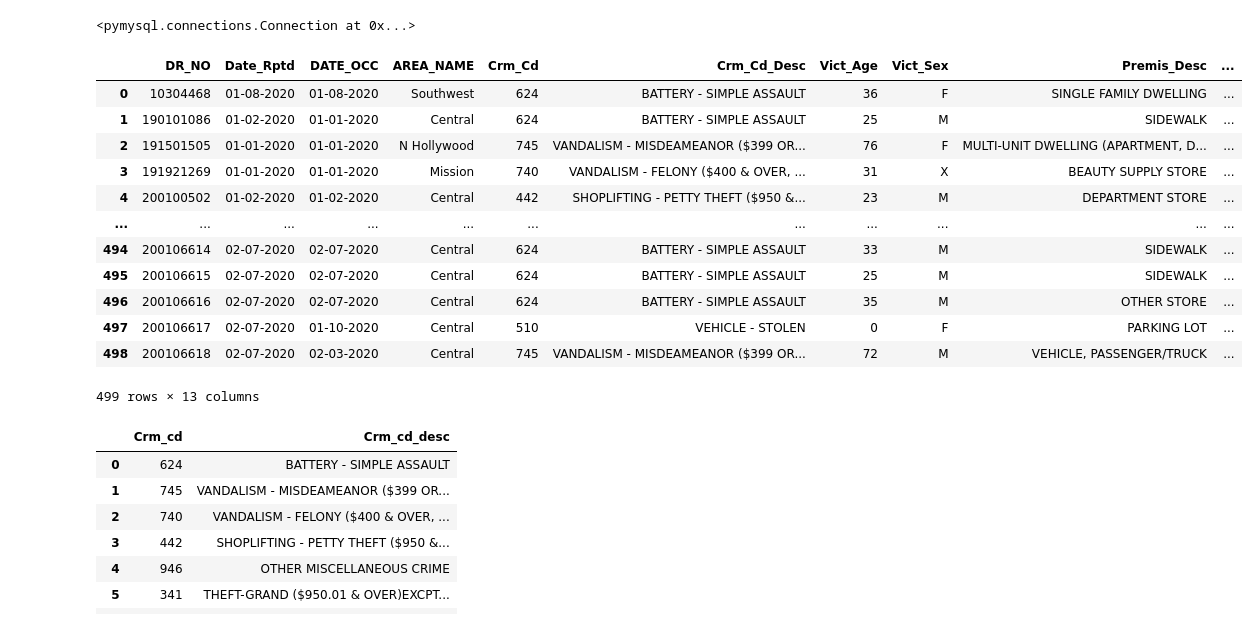
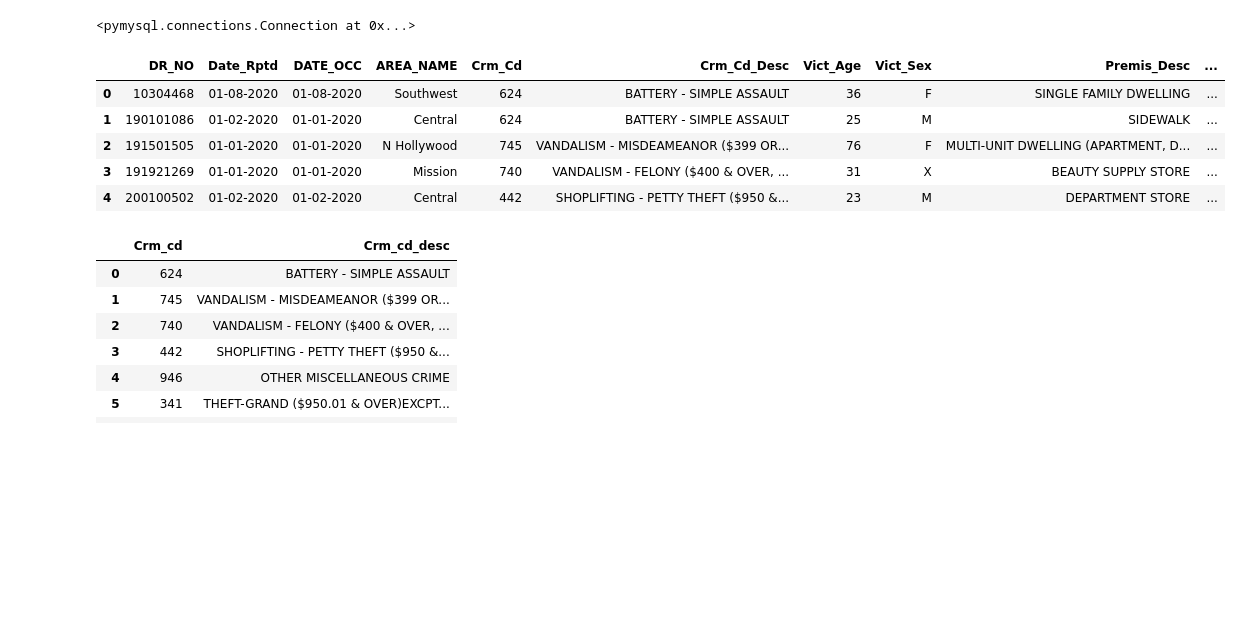
Before and after one commit to Amol9805/crime_data_analysis, a Jupyter notebook: Crime_data_analysis_pyMYSQL.ipynb, the cells around one changed output. Drawn from its saved outputs; the diff is of its cells as text; code cells hidden in the pictures; blank space fills up the shorter version.

```diff
--- a/Crime_data_analysis_pyMYSQL.ipynb
+++ b/Crime_data_analysis_pyMYSQL.ipynb
@@ -17,23 +13,16 @@ import warnings
 warnings.filterwarnings("ignore")
 # %%
 import pandas as pd
-query="select * from crime_data"
-df=pd.read_sql(query,connection)
-df
+query="select * from crime_data limit 5"
+data=pd.read_sql(query,connection)
+data
 # %% [output]
 |  | DR_NO | Date_Rptd | DATE_OCC | AREA_NAME | Crm_Cd | Crm_Cd_Desc | Vict_Age | Vict_Sex | Premis_Desc | ... |
 | 0 | 10304468 | 01-08-2020 | 01-08-2020 | Southwest | 624 | BATTERY - SIMPLE ASSAULT | 36 | F | SINGLE FAMILY DWELLING | ... |
 | 1 | 190101086 | 01-02-2020 | 01-01-2020 | Central | 624 | BATTERY - SIMPLE ASSAULT | 25 | M | SIDEWALK | ... |
 | 2 | 191501505 | 01-01-2020 | 01-01-2020 | N Hollywood | 745 | VANDALISM - MISDEAMEANOR ($399 OR... | 76 | F | MULTI-UNIT DWELLING (APARTMENT, D... | ... |
 | 3 | 191921269 | 01-01-2020 | 01-01-2020 | Mission | 740 | VANDALISM - FELONY ($400 & OVER, ... | 31 | X | BEAUTY SUPPLY STORE | ... |
 | 4 | 200100502 | 01-02-2020 | 01-02-2020 | Central | 442 | SHOPLIFTING - PETTY THEFT ($950 &... | 23 | M | DEPARTMENT STORE | ... |
-| ... | ... | ... | ... | ... | ... | ... | ... | ... | ... | ... |
-| 494 | 200106614 | 02-07-2020 | 02-07-2020 | Central | 624 | BATTERY - SIMPLE ASSAULT | 33 | M | SIDEWALK | ... |
-| 495 | 200106615 | 02-07-2020 | 02-07-2020 | Central | 624 | BATTERY - SIMPLE ASSAULT | 25 | M | SIDEWALK | ... |
-| 496 | 200106616 | 02-07-2020 | 02-07-2020 | Central | 624 | BATTERY - SIMPLE ASSAULT | 35 | M | OTHER STORE | ... |
-| 497 | 200106617 | 02-07-2020 | 01-10-2020 | Central | 510 | VEHICLE - STOLEN | 0 | F | PARKING LOT | ... |
-| 498 | 200106618 | 02-07-2020 | 02-03-2020 | Central | 745 | VANDALISM - MISDEAMEANOR ($399 OR... | 72 | M | VEHICLE, PASSENGER/TRUCK | ... |
-499 rows × 13 columns
 # %%
 query="select distinct(Crm_cd),Crm_cd_desc from crime_data"
 df=pd.read_sql(query,connection)
```
Also changed, not shown: parts of 10 cells of this notebook.
